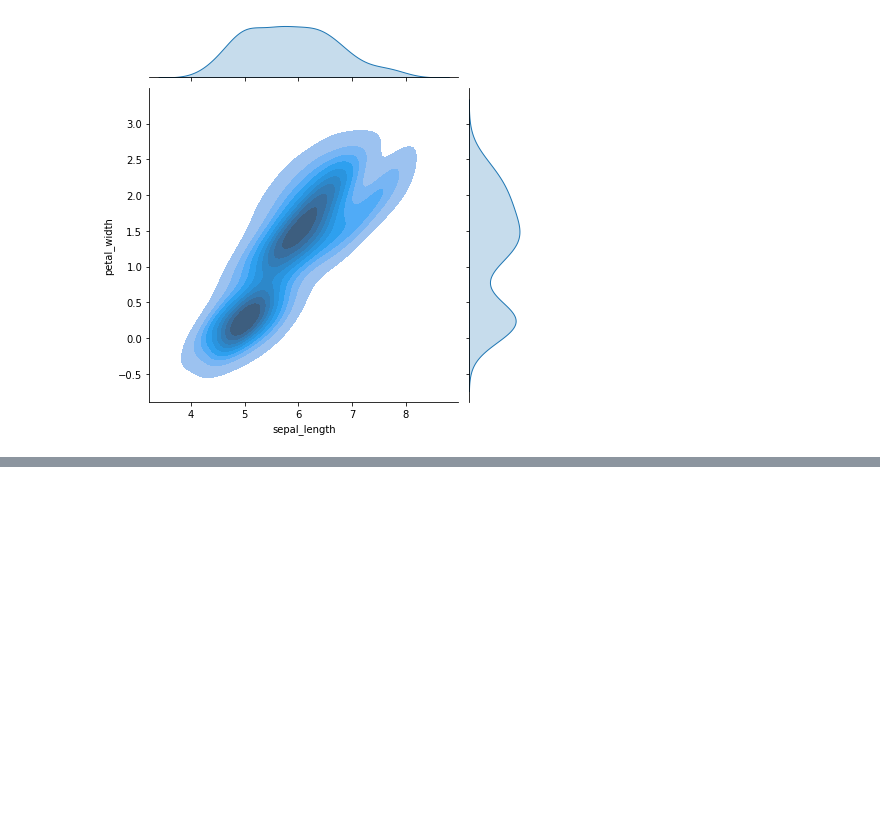
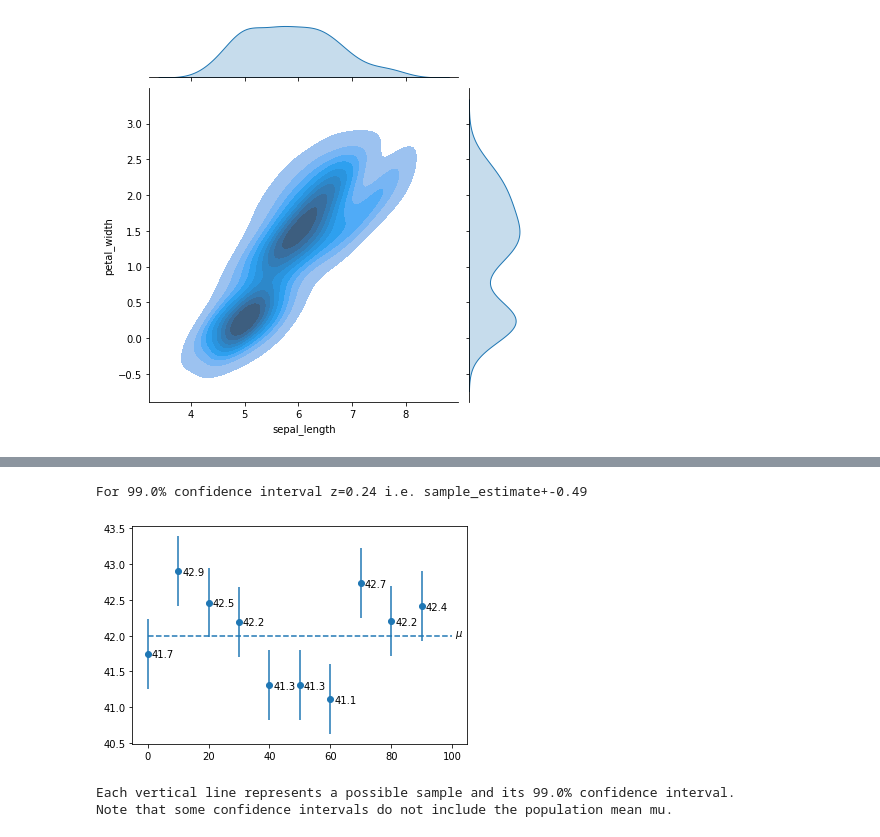
Before and after one commit to TomasDrozdik/statistics, a Jupyter notebook: introduction-to-statistics.ipynb, the cells around one changed output, grey strips where cells are left out. Drawn from its saved outputs; the diff is of its cells as text; code cells hidden in the pictures; blank space fills up the shorter version.

```diff
--- a/introduction-to-statistics.ipynb
+++ b/introduction-to-statistics.ipynb
@@ -319,0 +477,31 @@ It means that the line is made in a way that given points would be "going" towar
+# %%
+mu = 42
+se = 2
+xmin, xmax = 0, 100
+ci_percentage = 0.99
+
+cis = 10 # number of CIs
+
+
+z = stats.norm.pdf(ci_percentage)
+print(f"For {ci_percentage * 100}% confidence interval z={z:.2f} i.e. sample_estimate+-{(z * se):.2f}")
+
+plt.hlines(mu, xmin, xmax, linestyles="dashed")
+plt.annotate("$\mu$", (xmax+1, mu))
+
+np.random.seed(42)
+sample_estimates = np.random.uniform(low=mu-0.5*se, high=mu+0.5*se, size=cis)
+xs = [i for i in range(xmin, xmax, int((xmax - xmin) / cis))]
+plt.vlines(x=xs, ymin=sample_estimates + z*se, ymax=sample_estimates - z*se)
+plt.scatter(xs, sample_estimates)
+for x, estimate in zip(xs, sample_estimates):
+    plt.annotate(f"{estimate:.1f}", xy=(x, estimate), xycoords="data", xytext=(4, -4), textcoords="offset points")
+plt.show()
+
+print(f"Each vertical line represents a possible sample and its {ci_percentage * 100}% confidence interval.")
+print("Note that some confidence intervals do not include the population mean mu.")
+# %% [output]
+For 99.0% confidence interval z=0.24 i.e. sample_estimate+-0.49
+[figure, added]
+Each vertical line represents a possible sample and its 99.0% confidence interval.
+Note that some confidence intervals do not include the population mean mu.
```
Also changed, not shown: parts of 18 cells of this notebook.
